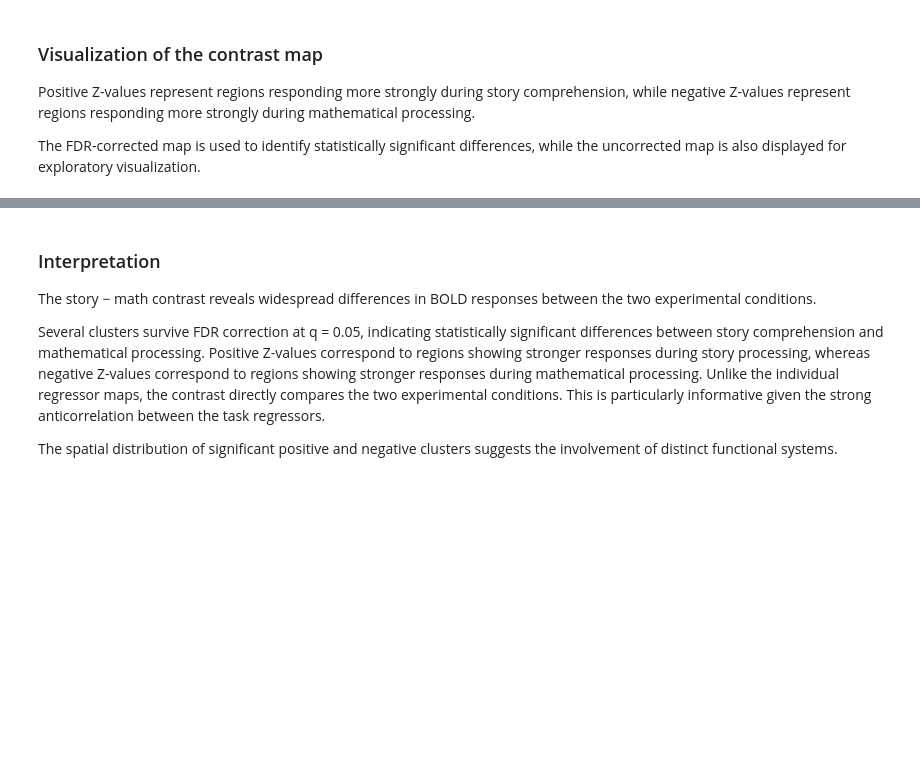
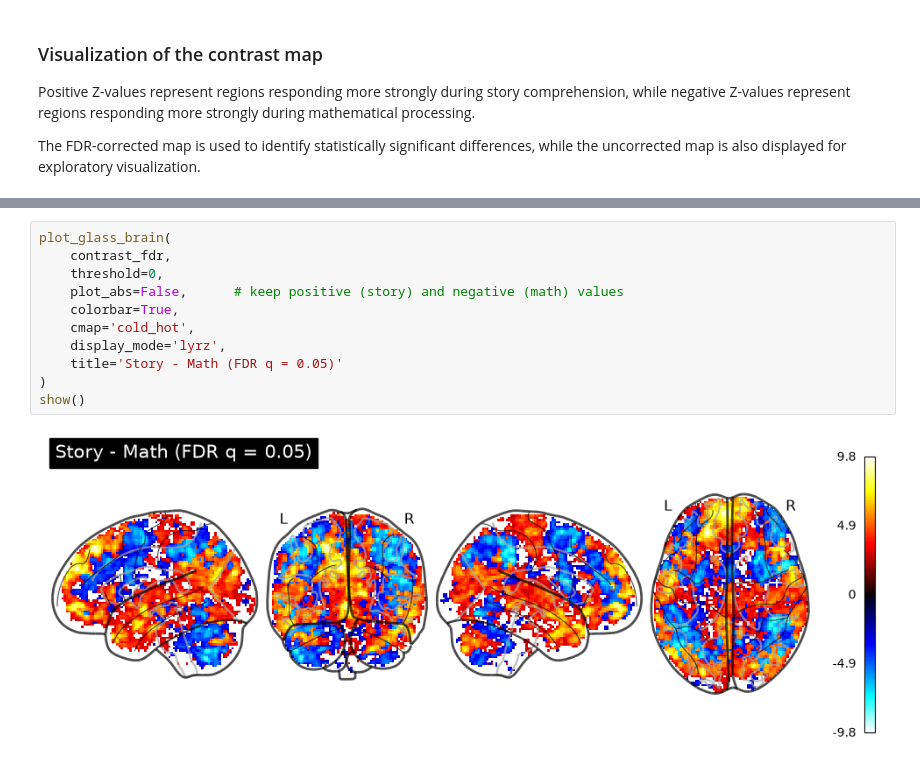
Before and after one commit to camillaberti/miniproject_nssp1, a Jupyter notebook: glm.ipynb, the cells around one changed output, grey strips where cells are left out. Saved outputs shown, nothing was run; the diff lists cells and outputs as text; blank space fills up the shorter version.

```diff
--- a/glm.ipynb
+++ b/glm.ipynb
@@ -413,9 +442,13 @@ show()
-# %% [markdown]
-### Interpretation
-
-The story − math contrast reveals widespread differences in BOLD responses between the two experimental conditions.
-
-Several clusters survive FDR correction at q = 0.05, indicating statistically significant differences between story comprehension and mathematical processing. Positive Z-values correspond to regions showing stronger responses during story processing, whereas negative Z-values correspond to regions showing stronger responses during mathematical processing.
-Unlike the individual regressor maps, the contrast directly compares the two experimental conditions. This is particularly informative given the strong anticorrelation between the task regressors.
-
-The spatial distribution of significant positive and negative clusters suggests the involvement of distinct functional systems.
+# %%
+plot_glass_brain(
+    contrast_fdr,
+    threshold=0,
+    plot_abs=False,      # keep positive (story) and negative (math) values
+    colorbar=True,
+    cmap='cold_hot',
+    display_mode='lyrz',
+    title='Story - Math (FDR q = 0.05)'
+)
+show()
+# %% [output]
+[figure, added]
```
Also changed, not shown: parts of 15 cells of this notebook.
